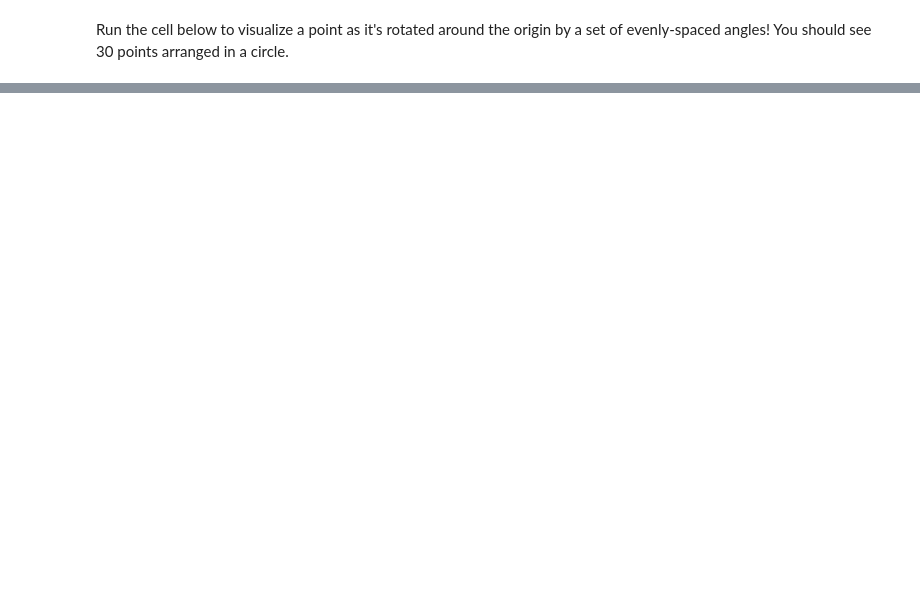
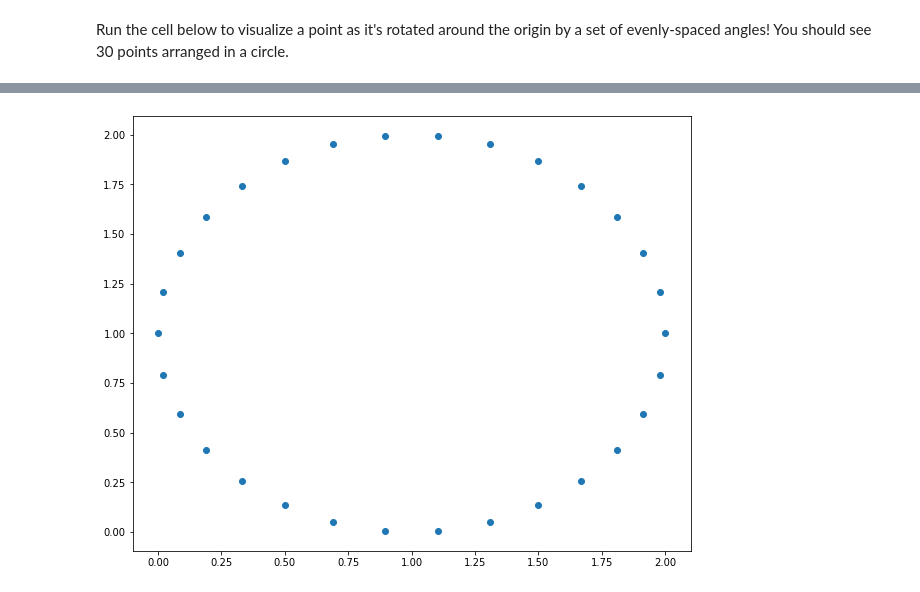
Before and after one commit to chiro2001/cv-lab, a Jupyter notebook: Homework1/part1/homework1.ipynb, the cells around one changed output, grey strips where cells are left out. Drawn from its saved outputs; the diff is of its cells as text; code cells hidden in the pictures; blank space fills up the shorter version.

```diff
--- a/Homework1/part1/homework1.ipynb
+++ b/Homework1/part1/homework1.ipynb
@@ -347,3 +463,11 @@ plt.show()
+# %%
+points = np.zeros((30, 2))
+for i in range(30):
+    points[i, :] = rotate2dc(np.array([1.0, 0.0]), i / 30.0 * (2 * np.pi), np.array([1, 1]))
+plt.scatter(points[:, 0], points[:, 1])
+plt.show()
+# %% [output]
+[figure, added]
 # %% [markdown]
 #### b) Rotate Image (10 points)
 
```
Also changed, not shown: parts of 19 cells of this notebook, 2 other files.
